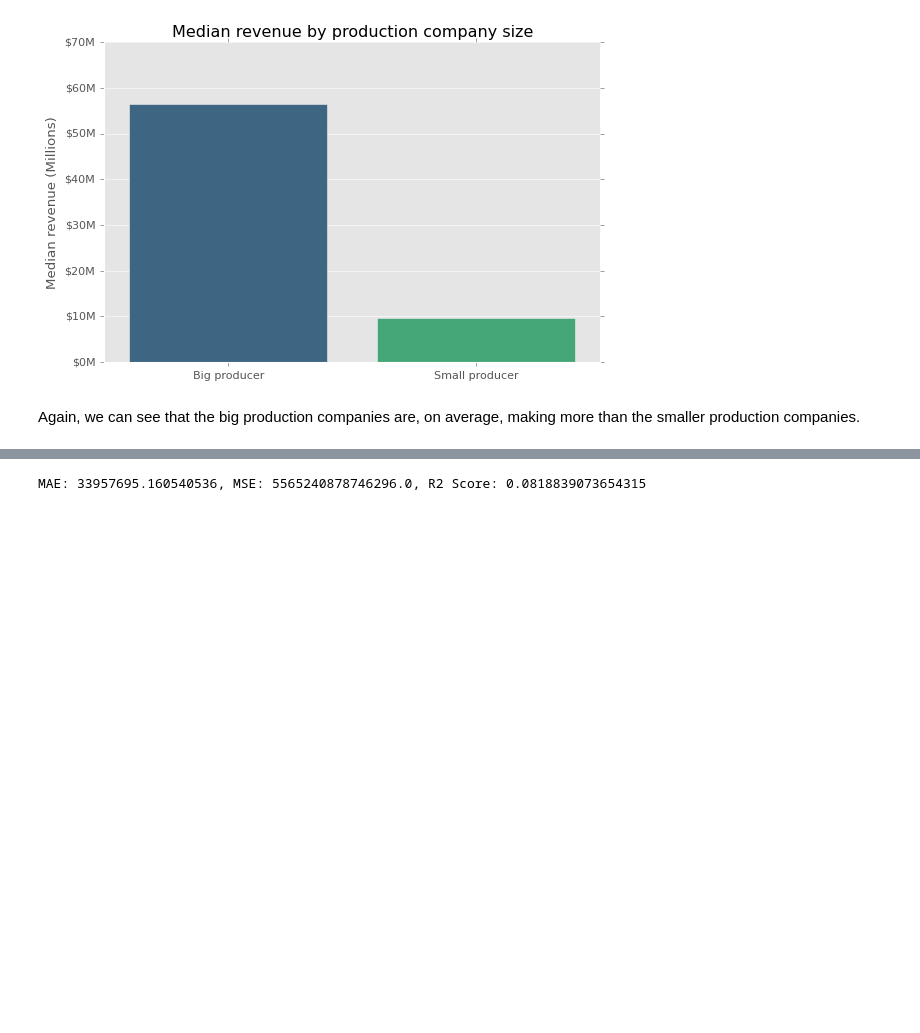
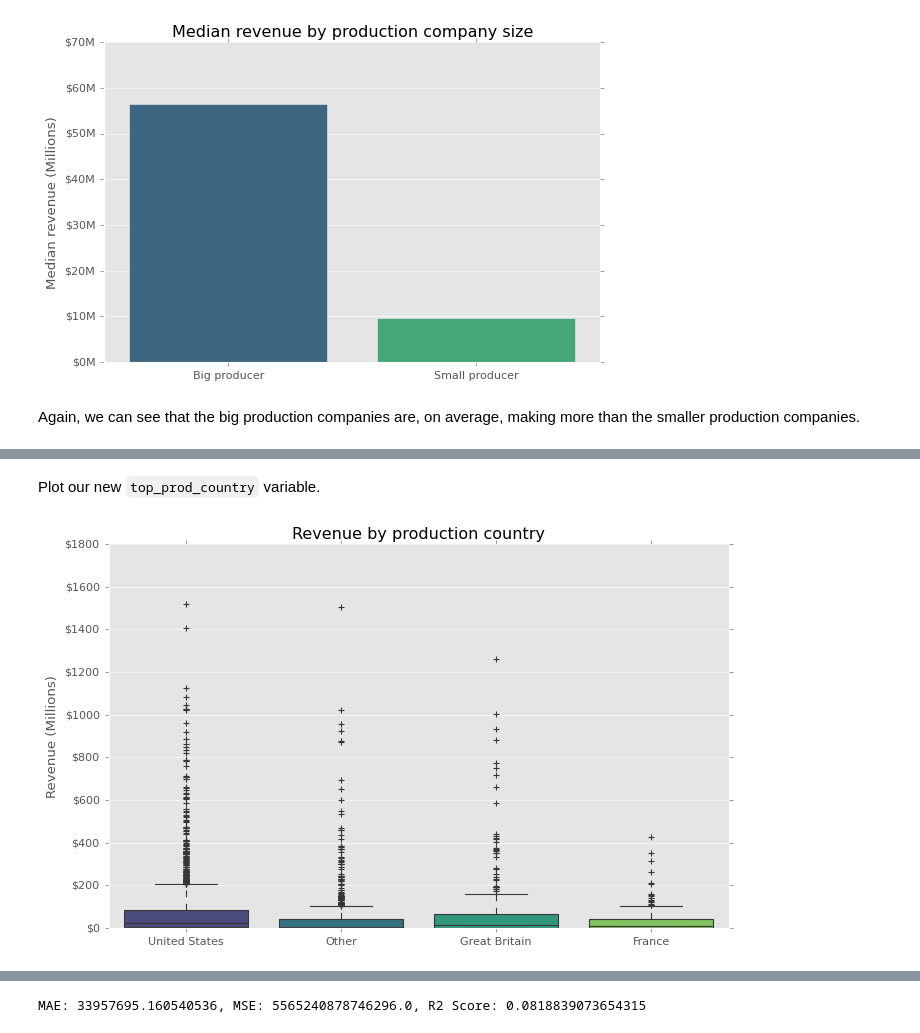
Before and after one commit to ES-Abdellatif/box-office-predictions, a Jupyter notebook: BoxOffice_Predictions_PyDraft.ipynb, the cells around one changed output, grey strips where cells are left out. Drawn from its saved outputs; the diff is of its cells as text; code cells hidden in the pictures; blank space fills up the shorter version.

```diff
--- a/BoxOffice_Predictions_PyDraft.ipynb
+++ b/BoxOffice_Predictions_PyDraft.ipynb
@@ -555,0 +560,5 @@ Again, we can see that the big production companies are, on average, making more
+# %%
+# Extract the first sequence of uppercase letters from the 'production_countries' column
+full_data['prod_country'] = full_data['production_countries'].apply(
+    lambda x: re.search(r'[A-Z]+', str(x)).group() if pd.notna(x) and re.search(r'[A-Z]+', str(x)) else None
+)
@@ -555,0 +596,13 @@ Again, we can see that the big production companies are, on average, making more
+# %%
+# Define mapping for top production countries
+top_countries = {
+    'US': 'United States',
+    'GB': 'Great Britain',
+    'FR': 'France'
+}
+
+# Create a new column and assign values based on the mapping
+full_data['top_prod_country'] = full_data['prod_country'].map(top_countries)
+
+# Replace NaN values with 'Other'
+full_data['top_prod_country'].fillna('Other', inplace=True)
@@ -555,0 +616,32 @@ Again, we can see that the big production companies are, on average, making more
+# %% [markdown]
+Plot our new `top_prod_country` variable.
+# %%
+# Filter first 3000 rows
+subset_data = full_data.iloc[:3000]
+
+# Set figure size
+plt.figure(figsize=(10, 6))
+
+# Create boxplot
+sns.boxplot(data=subset_data,
+            x="top_prod_country",
+            y="revenue",
+            hue="top_prod_country",
+            palette="viridis")
+
+# Formatting
+max_y = subset_data["revenue"].max()  # Get max revenue dynamically
+plt.ylim(0, max_y * 1.1)  # Add buffer to the max revenue
+
+# Set y-ticks dynamically and format as millions ($M)
+plt.yticks(plt.yticks()[0], [f'${int(y/1e6)}' for y in plt.yticks()[0]])
+
+plt.title("Revenue by production country")
+plt.xlabel("")
+plt.ylabel("Revenue (Millions)")
+plt.legend([], [], frameon=False)  # Hide legend
+sns.despine()
+
+plt.show()
+# %% [output]
+[figure, added]
```
Also changed, not shown: parts of 8 cells of this notebook.
